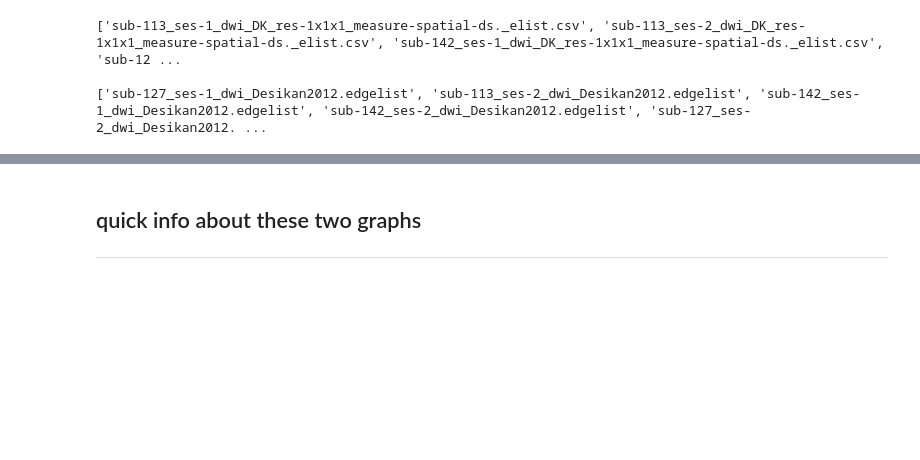
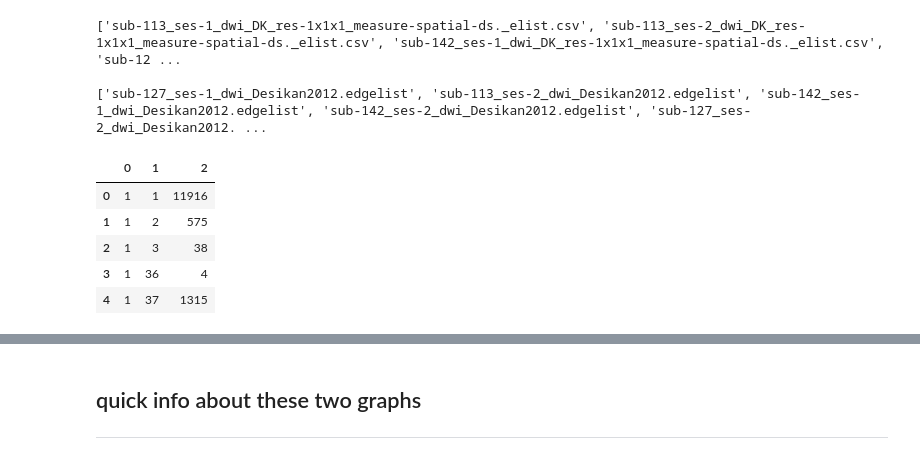
Before and after one commit to neurodata/aloftus, a Jupyter notebook: pr-diff.ipynb, the cells around one changed output, grey strips where cells are left out. Drawn from its saved outputs; the diff is of its cells as text; code cells hidden in the pictures; blank space fills up the shorter version.

```diff
--- a/pr-diff.ipynb
+++ b/pr-diff.ipynb
@@ -126,0 +127,10 @@ master_nx = nx.read_weighted_edgelist(master_edgelist_location)
+# %%
+# Quick look at the edgelists
+pd.read_csv(eric_edgelist_location, delimiter=',', header=None).head()
+# %% [output]
+|  | 0 | 1 | 2 |
+| 0 | 1 | 1 | 11916 |
+| 1 | 1 | 2 | 575 |
+| 2 | 1 | 3 | 38 |
+| 3 | 1 | 36 | 4 |
+| 4 | 1 | 37 | 1315 |
```
Also changed, not shown: parts of 15 cells of this notebook.
